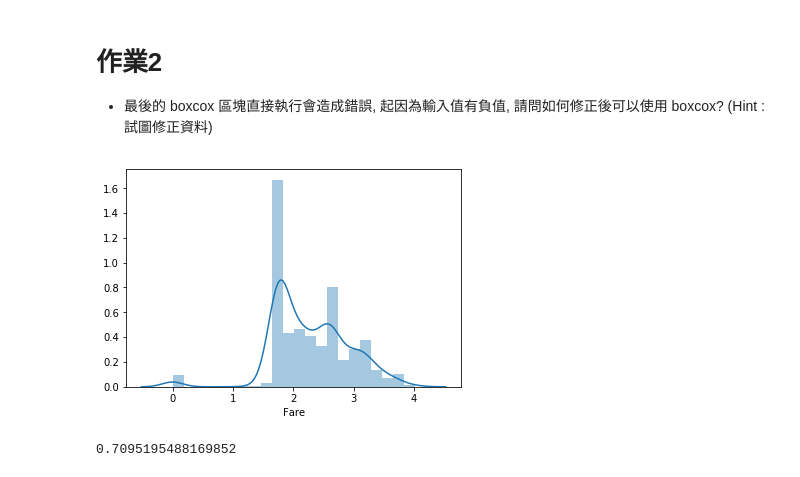
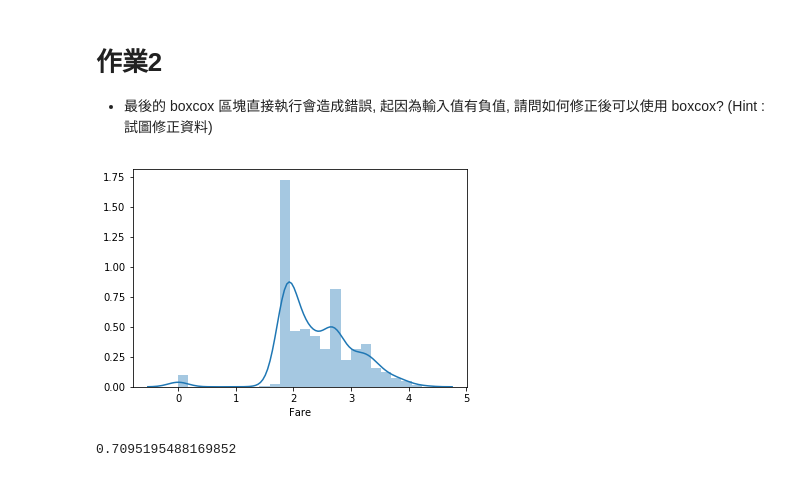
Before and after one commit to var0220/ML100Days, a Jupyter notebook: homework/Day_023_HW.ipynb, the cells around one changed output. Drawn from its saved outputs; the diff is of its cells as text; code cells hidden in the pictures.

```diff
--- a/homework/Day_023_HW.ipynb
+++ b/homework/Day_023_HW.ipynb
@@ -100,19 +100,19 @@ cross_val_score(estimator, train_X, train_Y, cv=5).mean()
 # %%
 # 將 Fare 取 boxcox 後, 看散佈圖, 並計算分數 (執行會有 error, 請試圖修正)
 from scipy import stats
 df_fixed = copy.deepcopy(df)
 """
 Your Code Here, fix the error
 """
-df_fixed.loc[df_fixed['Fare']<=0,'Fare']=1
+df_fixed['Fare']=df_fixed['Fare']+1
 df_fixed['Fare'] = stats.boxcox(df_fixed['Fare'])[0]
 sns.distplot(df_fixed['Fare'][:train_num])
 plt.show()
 
 df_fixed = MMEncoder.fit_transform(df_fixed)
 train_X = df_fixed[:train_num]
 estimator = LogisticRegression()
 cross_val_score(estimator, train_X, train_Y, cv=5).mean()
 # %% [output]
-[figure, old version]
+[figure, new version]
 0.7095195488169852
```
